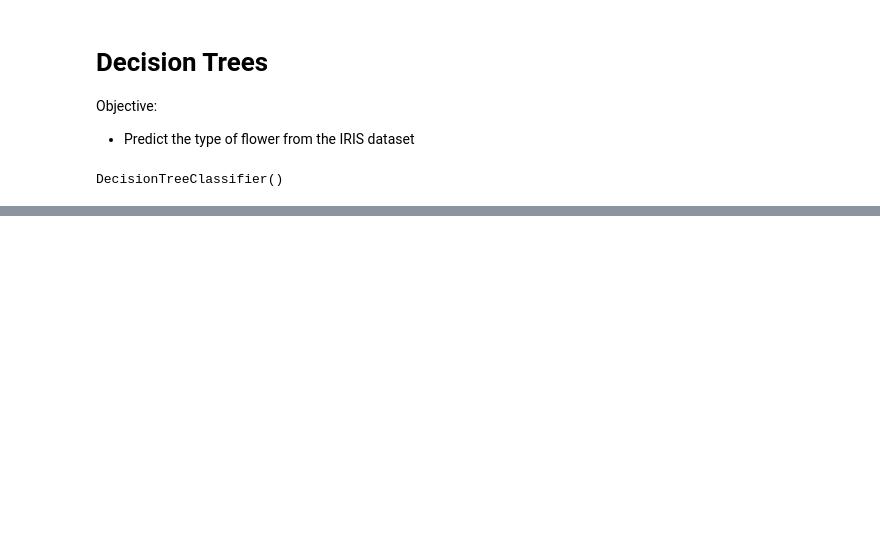
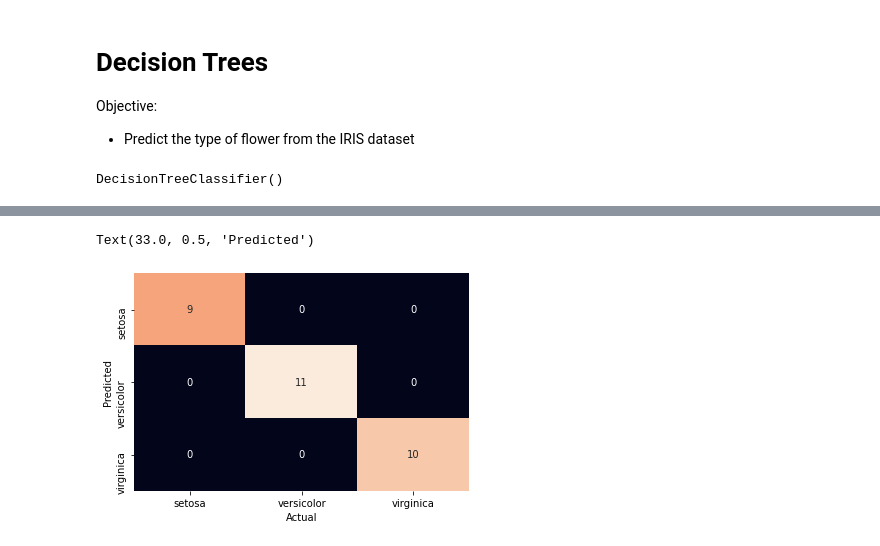
Before and after one commit to stevahnes/ntuc-ml-adv-analytics, a Jupyter notebook: decision-trees.ipynb, the cells around one changed output, grey strips where cells are left out. Cells and saved outputs as stored; diff of their text form; code cells hidden in the pictures; blank space fills up the shorter version.

```diff
--- a/decision-trees.ipynb
+++ b/decision-trees.ipynb
@@ -39,0 +40,3 @@ plt.show()
+# %%
+# Test the model
+y_pred = decision_tree_classifier.predict(X_test)
@@ -39,0 +48,11 @@ plt.show()
+# %%
+import seaborn as sns
+# Confusion Matrix
+conf_mat = metrics.confusion_matrix(y_test, y_pred)
+#Plot the matrix
+sns.heatmap(conf_mat.T, annot=True, cbar=False, xticklabels=iris.target_names, yticklabels=iris.target_names)
+plt.xlabel('Actual')
+plt.ylabel('Predicted')
+# %% [output]
+Text(33.0, 0.5, 'Predicted')
+[figure, added]
```
Also changed, not shown: parts of 4 cells of this notebook.
